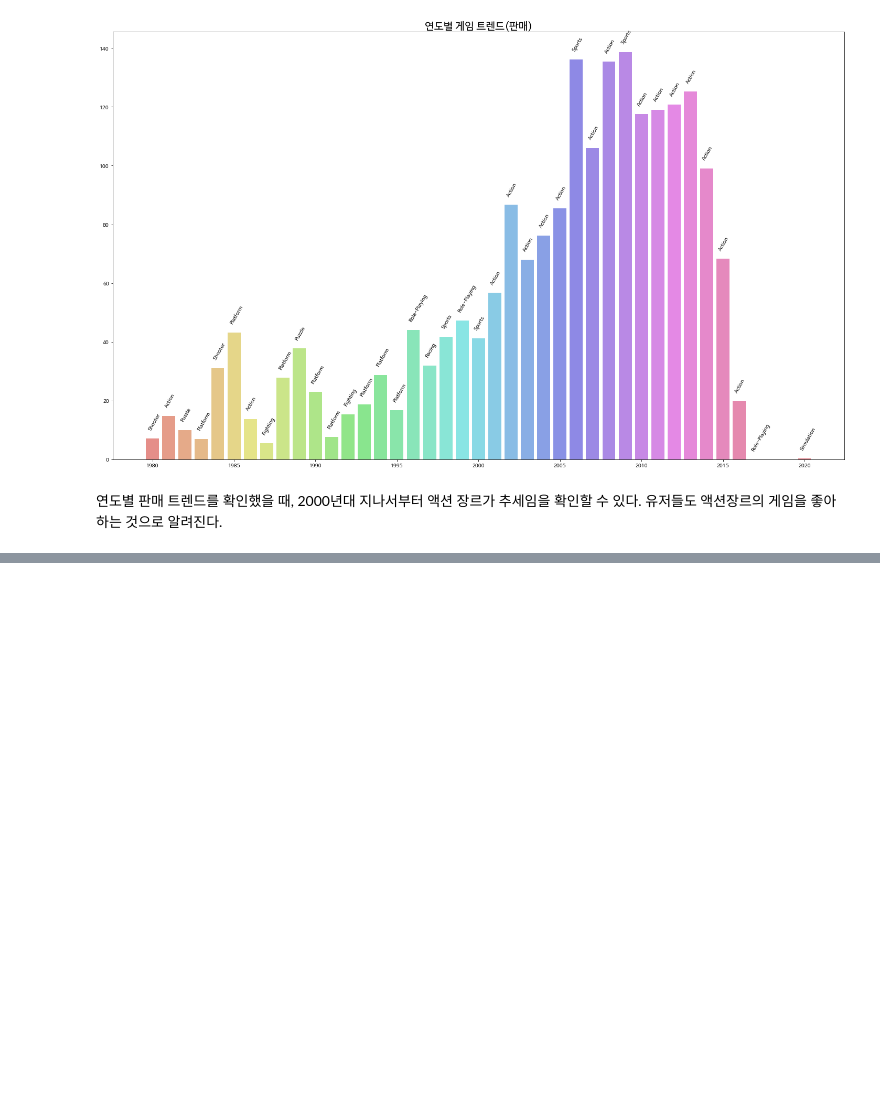
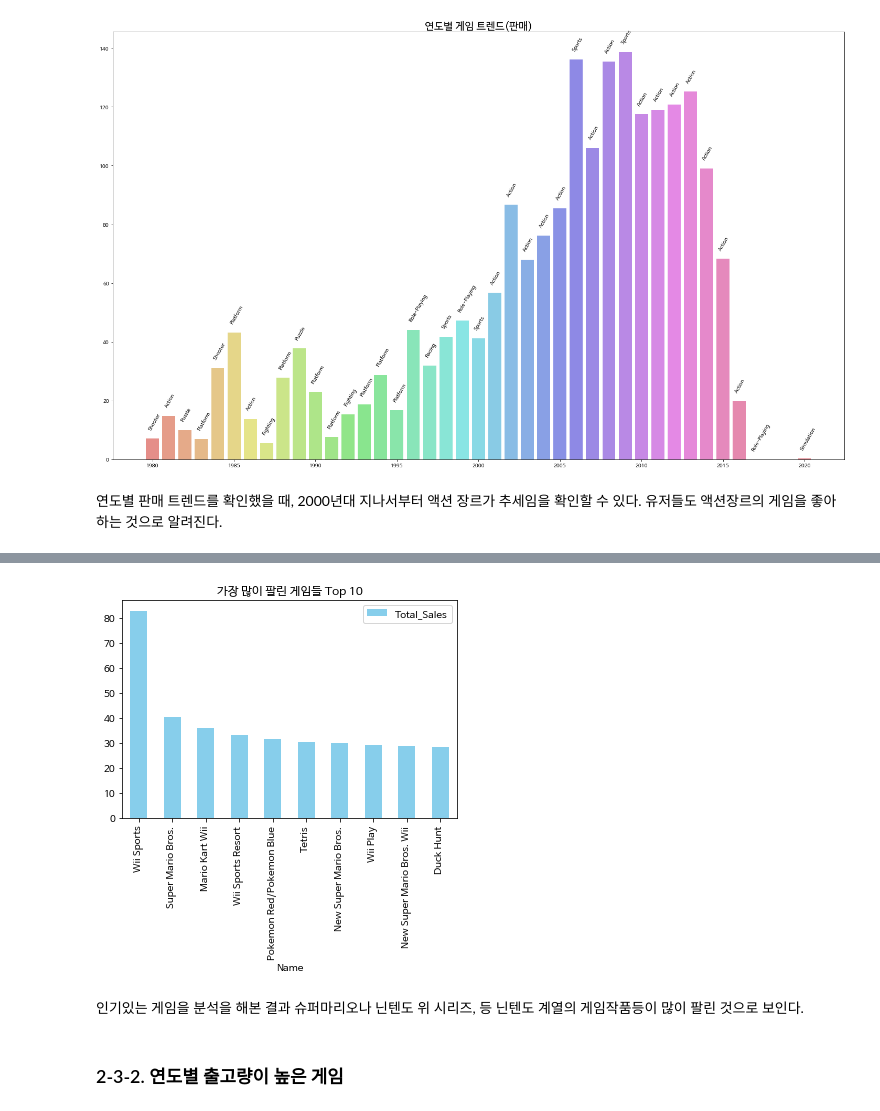
Before and after one commit to dustin-kang/ds-GameDesignAnalysis, a Jupyter notebook: code/Proj1_EDA.ipynb, the cells around one changed output, grey strips where cells are left out. Saved outputs shown, nothing was run; the diff lists cells and outputs as text; code cells hidden in the pictures; blank space fills up the shorter version.

```diff
--- a/code/Proj1_EDA.ipynb
+++ b/code/Proj1_EDA.ipynb
@@ -715,0 +742,5 @@ plt.show()
+# %%
+data_c = data.drop(columns= ['Platform','Genre','Publisher'])
+data_c1 = data_c.sort_values('Total_Sales',ascending=False).reset_index()
+data_c1 = data_c1.drop(columns='index').head(10)
+data_c1
@@ -715,0 +759,10 @@ plt.show()
+# %%
+data_c1.plot.bar(x = 'Name', y = 'Total_Sales',
+                                 color = 'skyblue',
+                                 title = '가장 많이 팔린 게임들 Top 10');
+# %% [output]
+[figure, added]
+# %% [markdown]
+인기있는 게임을 분석을 해본 결과 슈퍼마리오나 닌텐도 위 시리즈, 등 닌텐도 계열의 게임작품등이 많이 팔린 것으로 보인다.
+# %% [markdown]
+### 2-3-2. 연도별 출고량이 높은 게임
```
Also changed, not shown: parts of 36 cells of this notebook.
